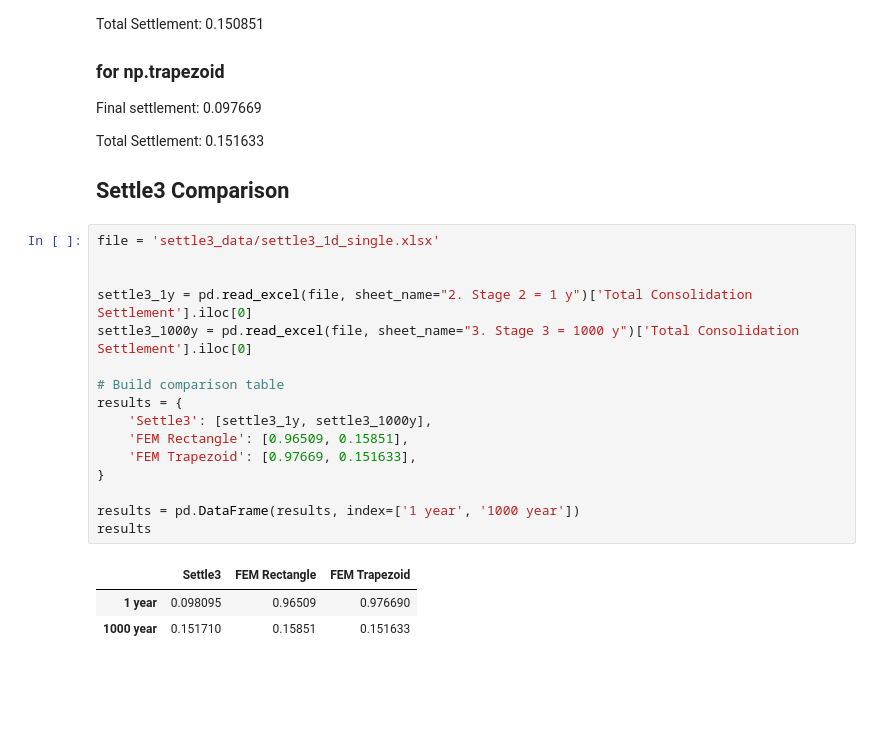
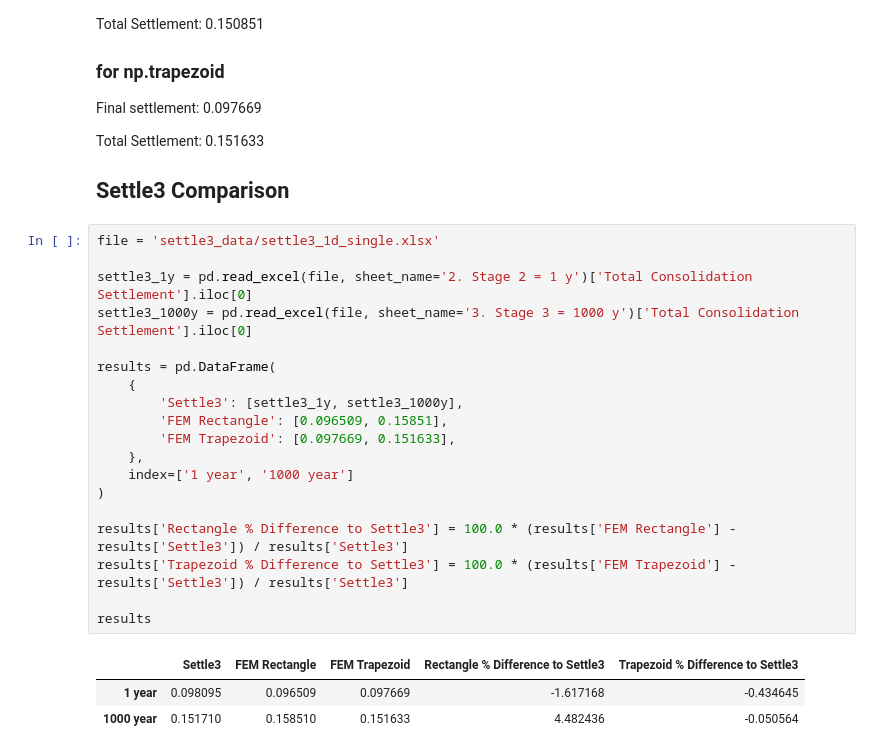
Before and after one commit to Uthman-eng/Geotechnical-Consolidation-FEM, a Jupyter notebook: demo/1_terzaghi_1d_singlelayer.ipynb, the cells around one changed output. Cells and saved outputs as stored; diff of their text form; blank space fills up the shorter version.

Commit message:
demos now updating to show % difference plots compare to settle3

```diff
--- a/demo/1_terzaghi_1d_singlelayer.ipynb
+++ b/demo/1_terzaghi_1d_singlelayer.ipynb
@@ -81,21 +81,24 @@ Total Settlement:         0.151633
 # %%
 file = 'settle3_data/settle3_1d_single.xlsx'
 
+settle3_1y = pd.read_excel(file, sheet_name='2. Stage 2 = 1 y')['Total Consolidation Settlement'].iloc[0]
+settle3_1000y = pd.read_excel(file, sheet_name='3. Stage 3 = 1000 y')['Total Consolidation Settlement'].iloc[0]
 
-settle3_1y = pd.read_excel(file, sheet_name="2. Stage 2 = 1 y")['Total Consolidation Settlement'].iloc[0]
-settle3_1000y = pd.read_excel(file, sheet_name="3. Stage 3 = 1000 y")['Total Consolidation Settlement'].iloc[0]
+results = pd.DataFrame(
+    {
+        'Settle3': [settle3_1y, settle3_1000y],
+        'FEM Rectangle': [0.096509, 0.15851],
+        'FEM Trapezoid': [0.097669, 0.151633],
+    },
+    index=['1 year', '1000 year']
+)
 
-# Build comparison table
-results = {
-    'Settle3': [settle3_1y, settle3_1000y],
-    'FEM Rectangle': [0.96509, 0.15851],
-    'FEM Trapezoid': [0.97669, 0.151633],
-}
+results['Rectangle % Difference to Settle3'] = 100.0 * (results['FEM Rectangle'] - results['Settle3']) / results['Settle3']
+results['Trapezoid % Difference to Settle3'] = 100.0 * (results['FEM Trapezoid'] - results['Settle3']) / results['Settle3']
 
-results = pd.DataFrame(results, index=['1 year', '1000 year'])
 results
 # %% [output]
-|  | Settle3 | FEM Rectangle | FEM Trapezoid |
-| 1 year | 0.098095 | 0.96509 | 0.976690 |
-| 1000 year | 0.151710 | 0.15851 | 0.151633 |
+|  | Settle3 | FEM Rectangle | FEM Trapezoid | Rectangle % Difference to Settle3 | Trapezoid % Difference to Settle3 |
+| 1 year | 0.098095 | 0.096509 | 0.097669 | -1.617168 | -0.434645 |
+| 1000 year | 0.151710 | 0.158510 | 0.151633 | 4.482436 | -0.050564 |
 # %%
```
Also changed, not shown: parts of 3 cells of this notebook, 1 other file.
